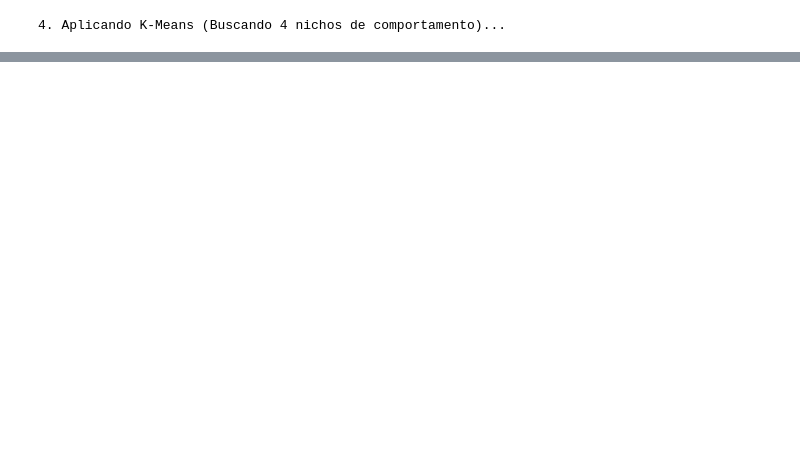
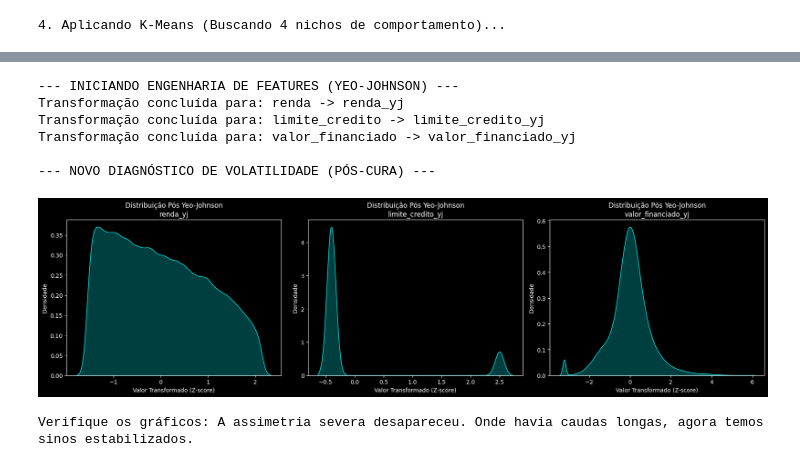
Before and after one commit to engineer-inks/ifrs9-financial-computer-ai, a Jupyter notebook: notebooks/01_estudo_clusters_portfolio.ipynb, the cells around one changed output, grey strips where cells are left out. Drawn from its saved outputs; the diff is of its cells as text; code cells hidden in the pictures; blank space fills up the shorter version.

Commit message:
feat - engenharia de features e analise espacial

```diff
--- a/notebooks/01_estudo_clusters_portfolio.ipynb
+++ b/notebooks/01_estudo_clusters_portfolio.ipynb
@@ -34,0 +78,4 @@ df.head(10)
+# %%
+# 3. Calcular o Coeficiente de Variação
+cv = desvio_padrao / media
+cv
@@ -34,0 +84,14 @@ df.head(10)
+# %%
+# Lista de colunas numéricas contínuas (removi as flags binárias, explicarei o porquê)
+colunas_continuas = ['idade', 'renda', 'bureau_score', 'prazo_meses', 'limite_credito', 'valor_financiado', 'selic_contratacao']
+
+print("--- DIAGNÓSTICO DE VOLATILIDADE (COEFICIENTE DE VARIAÇÃO) ---\n")
+
+for col in colunas_continuas:
+    # Usamos 'col' para acessar especificamente a coluna da iteração atual
+    cv = df[col].std() / df[col].mean()
+
+    # Adicionando uma lógica de semáforo visual para facilitar a leitura
+    alerta = "🔴 ALTO" if cv > 1.0 else "🟡 MÉDIO" if cv > 0.3 else "🟢 BAIXO"
+
+    print(f"{col.ljust(20)} | CV: {cv:.4f} ({cv * 100:>6.2f}%) | Risco de Outliers: {alerta}")
@@ -116,0 +187,44 @@ Passing `palette` without assigning `hue` is deprecated and will be removed in v
+# %%
+print("--- INICIANDO ENGENHARIA DE FEATURES (YEO-JOHNSON) ---")
+
+# Vamos focar nas colunas que gritaram ALTO risco no seu diagnóstico
+colunas_criticas = ['renda', 'limite_credito', 'valor_financiado']
+
+# Inicializamos o transformador de potência (Yeo-Johnson é o padrão)
+pt = PowerTransformer(method='yeo-johnson', standardize=True)
+
+# Criamos cópias para não destruir os dados originais no dataframe
+for col in colunas_criticas:
+    nome_nova_col = f"{col}_yj"
+    # O fit_transform exige um formato 2D, por isso os dois colchetes
+    df[nome_nova_col] = pt.fit_transform(df[[col]])
+    print(f"Transformação concluída para: {col} -> {nome_nova_col}")
+
+print("\n--- NOVO DIAGNÓSTICO DE VOLATILIDADE (PÓS-CURA) ---")
+
+colunas_curadas = [f"{c}_yj" for c in colunas_criticas]
+
+fig, axes = plt.subplots(1, len(colunas_criticas), figsize=(18, 5))
+
+for i, col in enumerate(colunas_curadas):
+    # Calculando o novo CV (Nota: como standardizamos, a média é ~0, então olhamos a distribuição visual)
+    # Plotando o antes e o depois
+
+    sns.kdeplot(df[col], ax=axes[i], fill=True, color='cyan')
+    axes[i].set_title(f"Distribuição Pós Yeo-Johnson\n{col}")
+    axes[i].set_xlabel("Valor Transformado (Z-score)")
+    axes[i].set_ylabel("Densidade")
+
+plt.tight_layout()
+plt.show()
+
+print("Verifique os gráficos: A assimetria severa desapareceu. Onde havia caudas longas, agora temos sinos estabilizados.")
+# %% [output]
+--- INICIANDO ENGENHARIA DE FEATURES (YEO-JOHNSON) ---
+Transformação concluída para: renda -> renda_yj
+Transformação concluída para: limite_credito -> limite_credito_yj
+Transformação concluída para: valor_financiado -> valor_financiado_yj
+
+--- NOVO DIAGNÓSTICO DE VOLATILIDADE (PÓS-CURA) ---
+[figure, added]
+Verifique os gráficos: A assimetria severa desapareceu. Onde havia caudas longas, agora temos sinos estabilizados.
```
Also changed, not shown: parts of 11 cells of this notebook, 6 other files.
